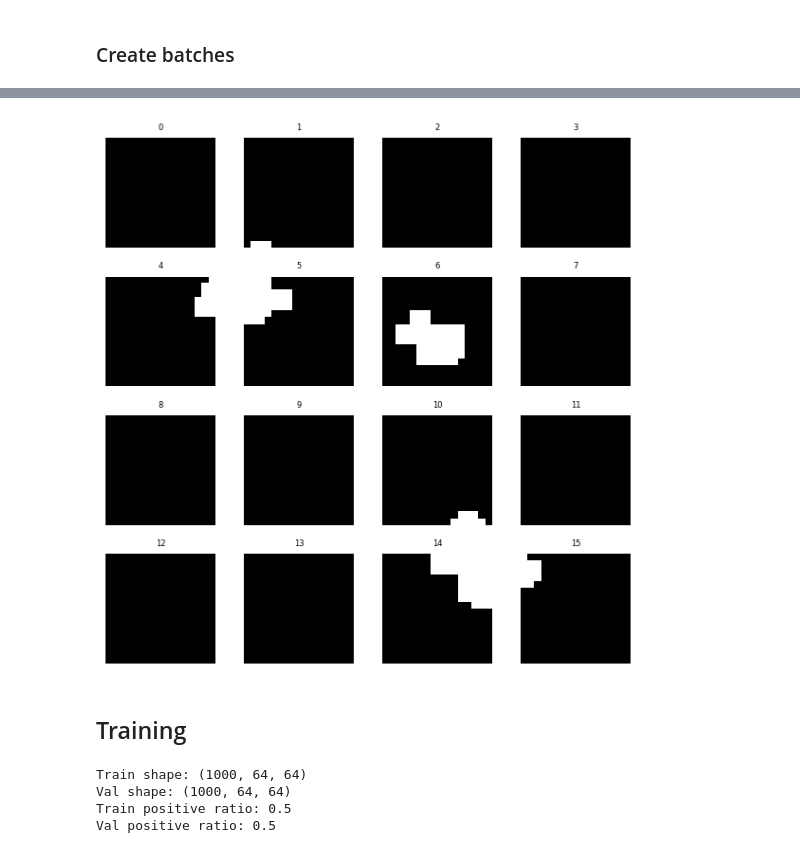
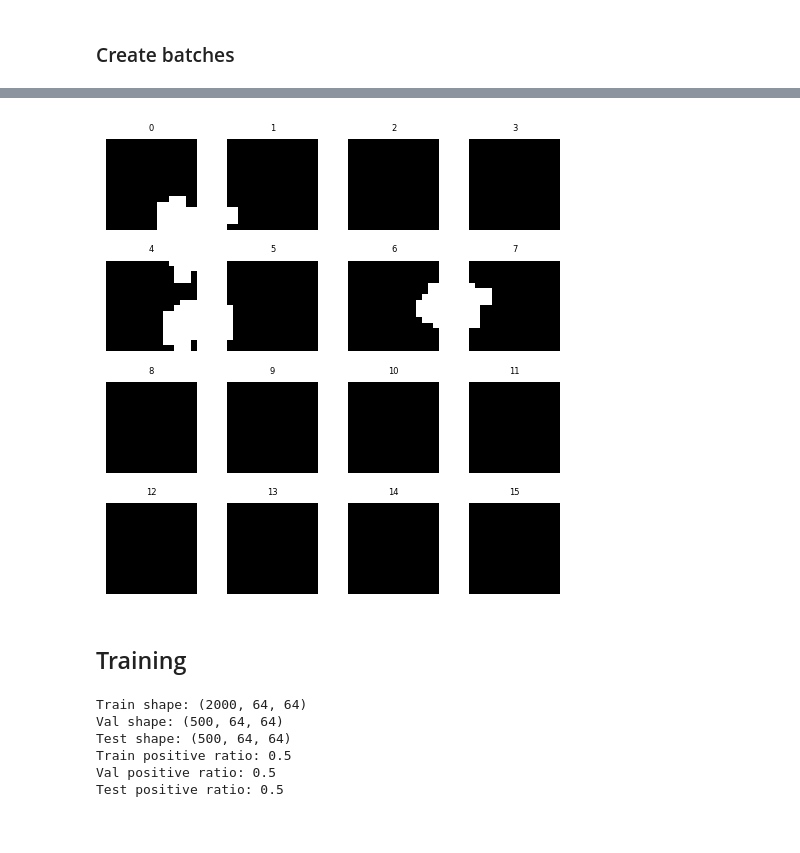
Before and after one commit to juanfrh7/Transformers, a Jupyter notebook: notebooks/detecting_equilateral_triangles.ipynb, the cells around one changed output, grey strips where cells are left out. Saved outputs shown, nothing was run; the diff lists cells and outputs as text; code cells hidden in the pictures.

Commit message:
Add test dataset, and include it during the validation

```diff
--- a/notebooks/detecting_equilateral_triangles.ipynb
+++ b/notebooks/detecting_equilateral_triangles.ipynb
@@ -146,28 +182,30 @@ Example batch shapes: torch.Size([64, 16, 256])
 # %%
 patch_size = int(image_size / (num_patches ** 0.5))
 image_patches = patched_dataset[0]
 
 n_patches_per_side = image_size // patch_size
 
 assert image_patches.shape[0] == n_patches_per_side ** 2
 assert image_patches.shape[1] == patch_size * patch_size
 
 fig, axes = plt.subplots(
     n_patches_per_side,
     n_patches_per_side,
-    figsize=(6, 6)
+    figsize=(5, 5)
 )
 
 for patch_idx, ax in enumerate(axes.flat):
     patch = image_patches[patch_idx].reshape(patch_size, patch_size)
     ax.imshow(patch, cmap="gray", vmin=0, vmax=1)
     ax.set_title(str(patch_idx), fontsize=6)
     ax.axis("off")
 
+plt.savefig(str(Path("..").resolve() / "papers/manuscript/figures/patched_triangles.png"), dpi=300, bbox_inches="tight")
+
 plt.tight_layout()
 plt.show()
 # %% [output]
-[figure, old version]
+[figure, new version]
 # %% [markdown]
 ## Training
 # %%
@@ -199,8 +237,9 @@ dropout = 0.2  # percentage of neurons to drop during training, helps prevent ov
 learning_rate = 1e-4
 epochs = 100
 
-num_train_per_class = 500
-num_val_per_class = 500
+num_train_per_class = 1000
+num_val_per_class = 250
+num_test_per_class = 250
 
 reduced_x_train, reduced_y_train = make_balanced_subset(
     X_train,
@@ -216,19 +255,31 @@ reduced_x_val, reduced_y_val = make_balanced_subset(
     seed=123
 )
 
+reduced_x_test, reduced_y_test = make_balanced_subset(
+    X_test,
+    y_test,
+    num_per_class=num_val_per_class,
+    seed=234
+)
+
 patched_train = patchify_images(reduced_x_train, num_patches=num_patches)
 patched_val = patchify_images(reduced_x_val, num_patches=num_patches)
+patched_test = patchify_images(reduced_x_test, num_patches=num_patches)
 
 print("Train shape:", patched_train.shape)
 print("Val shape:", patched_val.shape)
+print("Test shape:", patched_test.shape)
 
 print("Train positive ratio:", reduced_y_train.mean())
 print("Val positive ratio:", reduced_y_val.mean())
+print("Test positive ratio:", reduced_y_test.mean())
 # %% [output]
-Train shape: (1000, 64, 64)
-Val shape: (1000, 64, 64)
+Train shape: (2000, 64, 64)
+Val shape: (500, 64, 64)
+Test shape: (500, 64, 64)
 Train positive ratio: 0.5
 Val positive ratio: 0.5
+Test positive ratio: 0.5
 # %%
 model = VisionTransformer(
     emb_dim=emb_dim,
```
Also changed, not shown: parts of 7 cells of this notebook, 4 other files.
